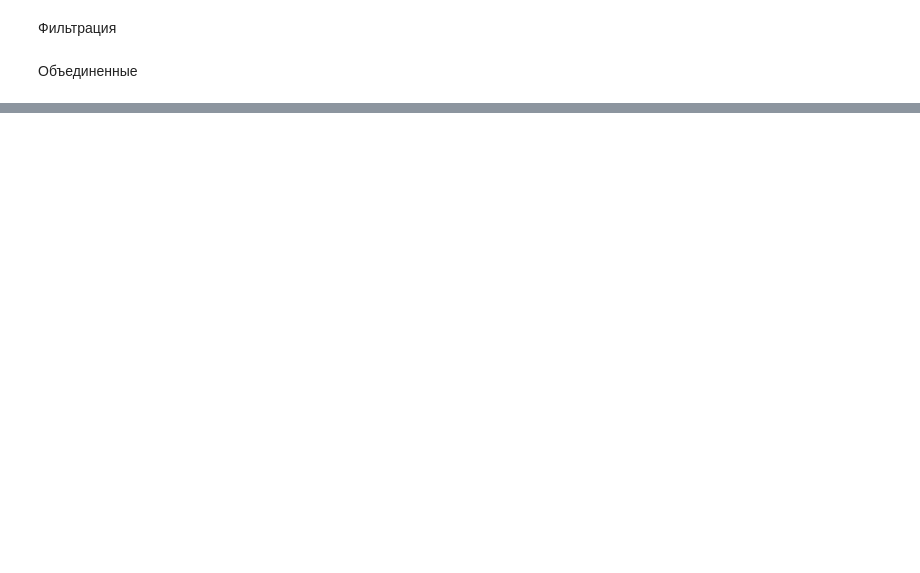
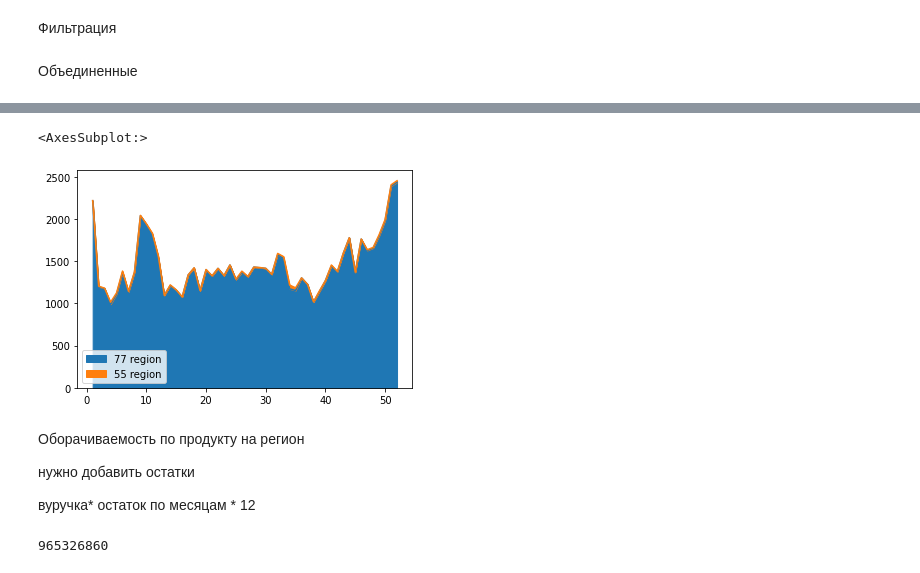
Before and after one commit to MarkingHack2023/MarkingHack2023, a Jupyter notebook: second_eda.ipynb, the cells around one changed output, grey strips where cells are left out. Drawn from its saved outputs; the diff is of its cells as text; code cells hidden in the pictures; blank space fills up the shorter version.

```diff
--- a/second_eda.ipynb
+++ b/second_eda.ipynb
@@ -194,0 +409,18 @@ Name: dt, Length: 6114, dtype: int64
+# %%
+data_1 = factory_out_joined.query("product_short_name == '9199AB529CF62D4BDB7E8B1D7459001D'").query("region_code == 77")['week'].value_counts().sort_index()
+data_2 = factory_out_joined.query("product_short_name == '9199AB529CF62D4BDB7E8B1D7459001D'").query("region_code == 55")['week'].value_counts().sort_index()
+# %%
+pd.DataFrame({'77 region':data_1, '55 region': data_2}).plot(kind='area') # plt.stackplot()
+# %% [output]
+<AxesSubplot:>
+[figure, added]
+# %% [markdown]
+Оборачиваемость по продукту на регион
+
+нужно добавить остатки
+
+вуручка* остаток по месяцам * 12
+# %%
+one_good_type_region['price'].sum()
+# %% [output]
+965326860
```
Also changed, not shown: parts of 43 cells of this notebook, 1 other file.
